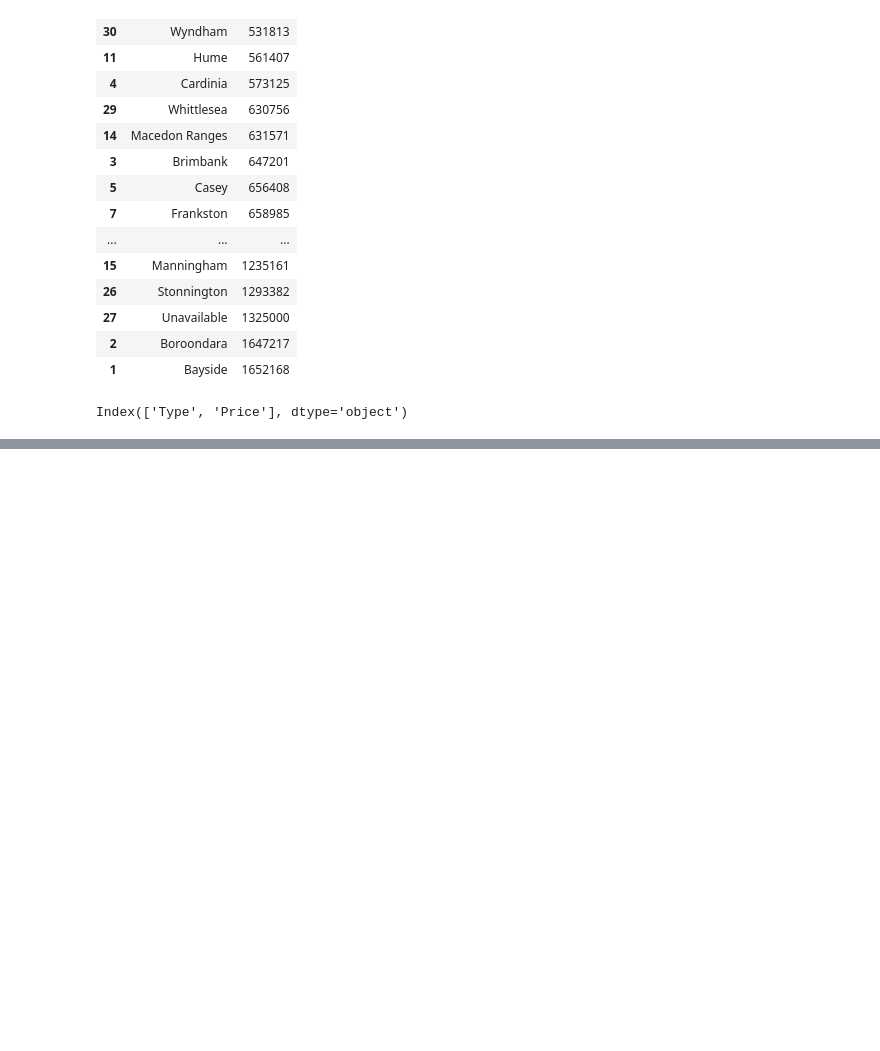
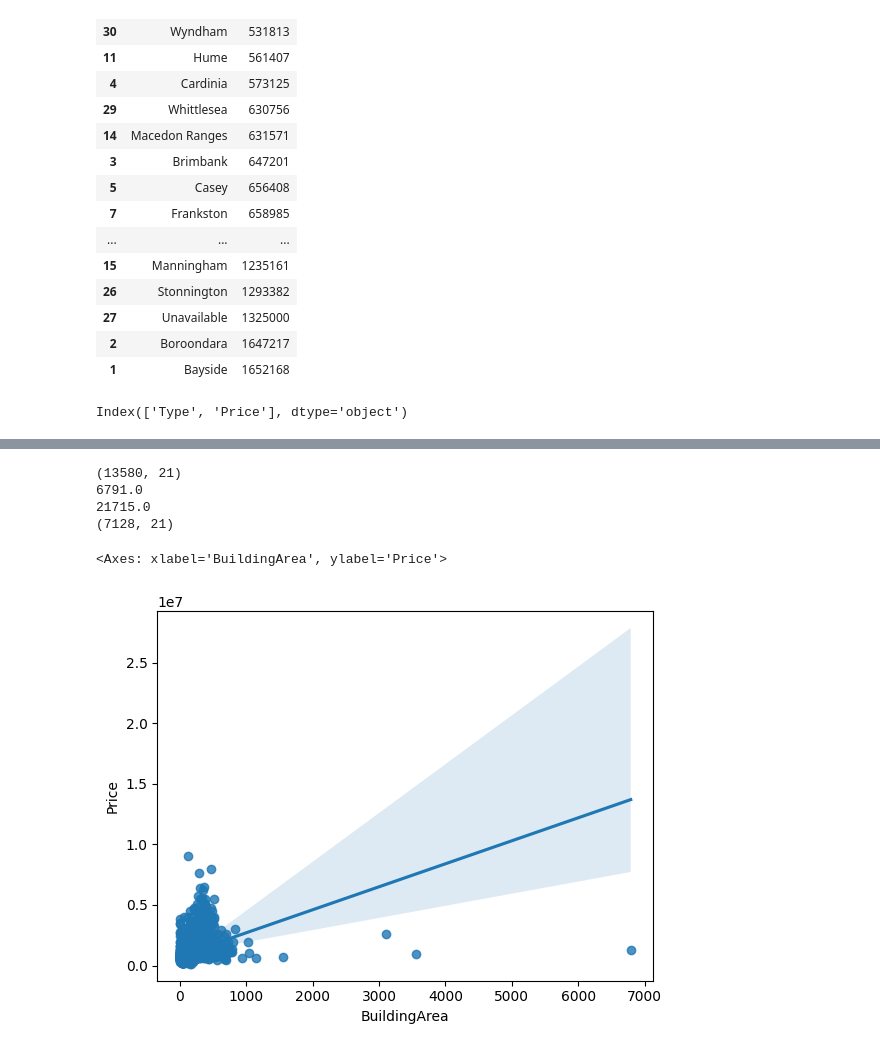
Before and after one commit to AJ-Seargeant/EDA_dashboard, a Jupyter notebook: EDA_dashboard.ipynb, the cells around one changed output, grey strips where cells are left out. Saved outputs shown, nothing was run; the diff lists cells and outputs as text; code cells hidden in the pictures; blank space fills up the shorter version.

```diff
--- a/EDA_dashboard.ipynb
+++ b/EDA_dashboard.ipynb
@@ -266,0 +306,19 @@ fig.show()
+# %%
+print(df.shape)
+max_building_area = df['BuildingArea'].max()
+df = df[df['BuildingArea'] < max_building_area]
+print(df['BuildingArea'].max())
+max_landsize = df['Landsize'].max()
+df = df[df['Landsize'] < max_landsize]
+print(df['Landsize'].max())
+print(df.shape)
+# %% [output]
+(13580, 21)
+6791.0
+21715.0
+(7128, 21)
+# %%
+sns.regplot(x='BuildingArea',y='Price', data=df)
+# %% [output]
+<Axes: xlabel='BuildingArea', ylabel='Price'>
+[figure, added]
```
Also changed, not shown: parts of 13 cells of this notebook.
